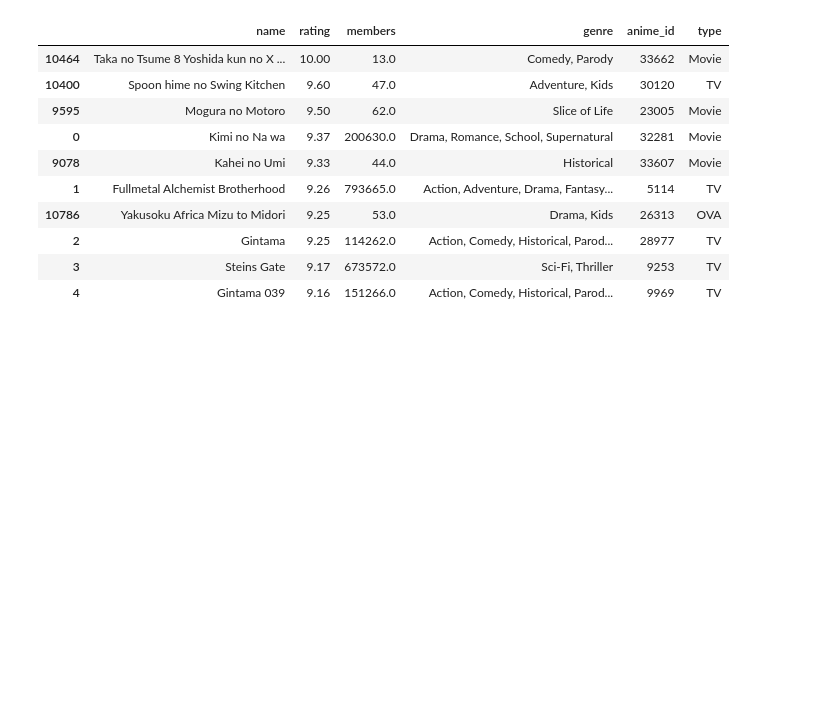
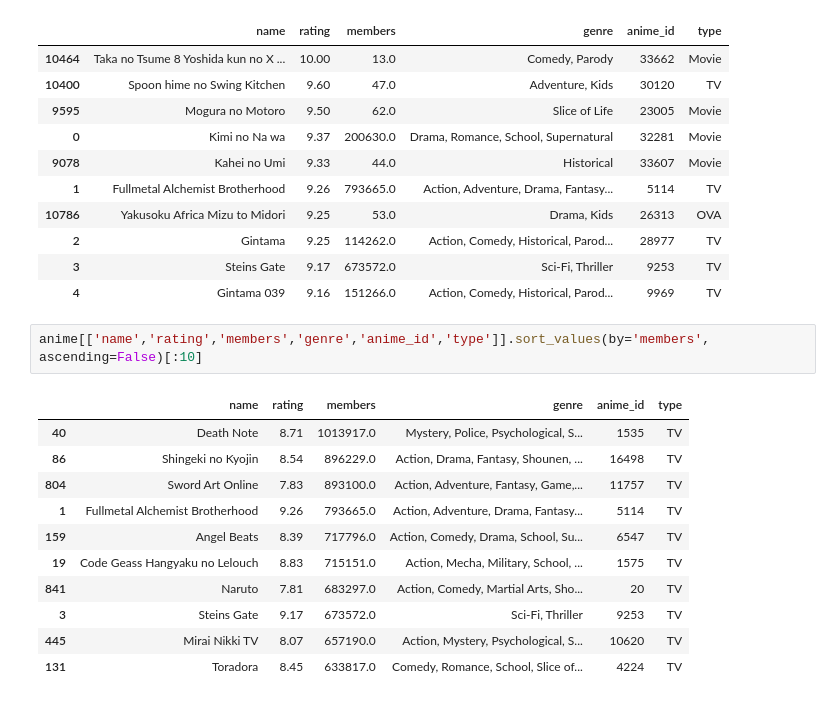
Before and after one commit to Laxmanlee/Anime-Recoomendation-system, a Jupyter notebook: BD_project.ipynb, the cells around one changed output. Cells and saved outputs as stored; diff of their text form; blank space fills up the shorter version.

```diff
--- a/BD_project.ipynb
+++ b/BD_project.ipynb
@@ -176,3 +176,17 @@ anime[['name','rating','members','genre','anime_id','type']].sort_values(by='rat
 | 2 | Gintama | 9.25 | 114262.0 | Action, Comedy, Historical, Parod... | 28977 | TV |
 | 3 | Steins Gate | 9.17 | 673572.0 | Sci-Fi, Thriller | 9253 | TV |
 | 4 | Gintama 039 | 9.16 | 151266.0 | Action, Comedy, Historical, Parod... | 9969 | TV |
+# %%
+anime[['name','rating','members','genre','anime_id','type']].sort_values(by='members', ascending=False)[:10]
+# %% [output]
+|  | name | rating | members | genre | anime_id | type |
+| 40 | Death Note | 8.71 | 1013917.0 | Mystery, Police, Psychological, S... | 1535 | TV |
+| 86 | Shingeki no Kyojin | 8.54 | 896229.0 | Action, Drama, Fantasy, Shounen, ... | 16498 | TV |
+| 804 | Sword Art Online | 7.83 | 893100.0 | Action, Adventure, Fantasy, Game,... | 11757 | TV |
+| 1 | Fullmetal Alchemist Brotherhood | 9.26 | 793665.0 | Action, Adventure, Drama, Fantasy... | 5114 | TV |
+| 159 | Angel Beats | 8.39 | 717796.0 | Action, Comedy, Drama, School, Su... | 6547 | TV |
+| 19 | Code Geass Hangyaku no Lelouch | 8.83 | 715151.0 | Action, Mecha, Military, School, ... | 1575 | TV |
+| 841 | Naruto | 7.81 | 683297.0 | Action, Comedy, Martial Arts, Sho... | 20 | TV |
+| 3 | Steins Gate | 9.17 | 673572.0 | Sci-Fi, Thriller | 9253 | TV |
+| 445 | Mirai Nikki TV | 8.07 | 657190.0 | Action, Mystery, Psychological, S... | 10620 | TV |
+| 131 | Toradora | 8.45 | 633817.0 | Comedy, Romance, School, Slice of... | 4224 | TV |
```
Also changed, not shown: parts of 2 cells of this notebook.
